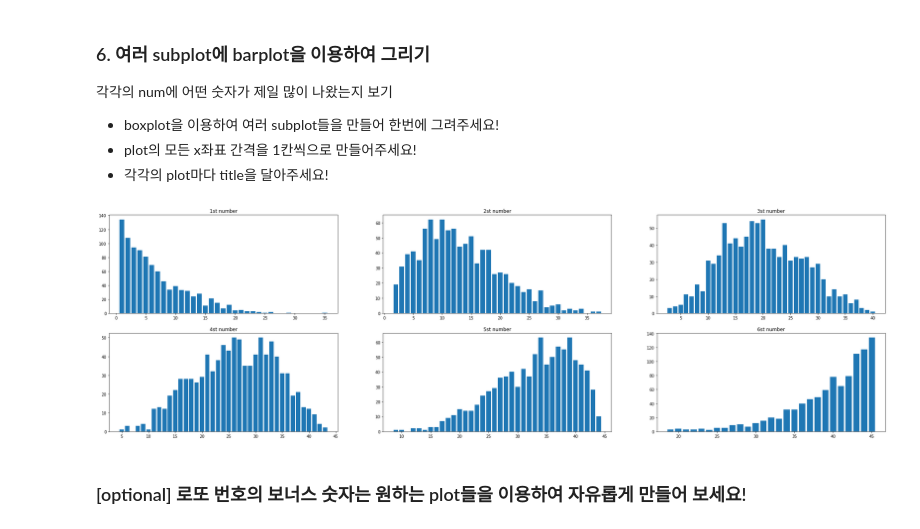
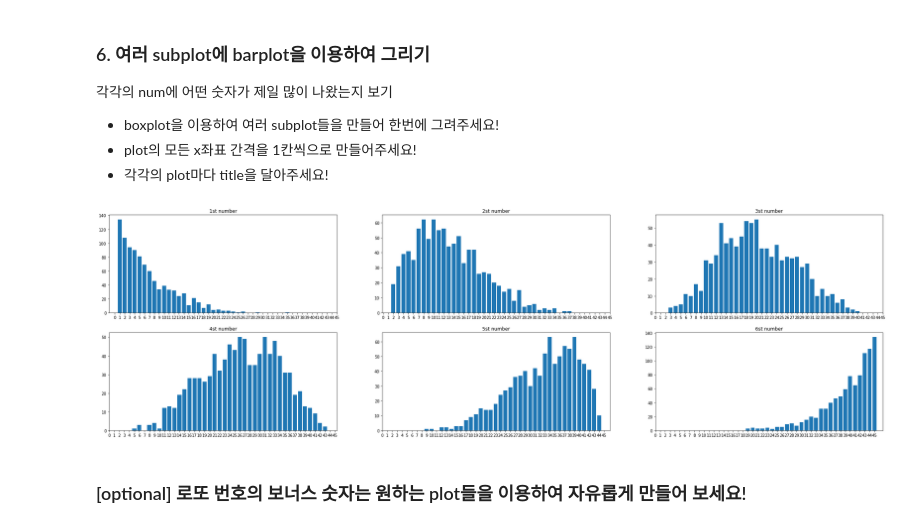
Before and after one commit to hiroyoshifuruno/DAP__2022, a Jupyter notebook: lecture4.ipynb, the cells around one changed output. Saved outputs shown, nothing was run; the diff lists cells and outputs as text; code cells hidden in the pictures.

```diff
--- a/lecture4.ipynb
+++ b/lecture4.ipynb
@@ -422,20 +422,21 @@ df_lotto
 # %%
 fig, ax = plt.subplots(2,3)
 fig.set_size_inches((35,10))
 plt.subplots_adjust(wspace=0.2,hspace=0.2)
 
 ########### Make Code #####################
 count = 1
 for i in range(2):
     for j in range(3):
         ax[i,j].bar(df_lotto["num"+str(count)].value_counts().index , df_lotto["num"+str(count)].value_counts())
         ax[i,j].set_title(str(count)+"st number")
+        ax[i,j].set_xticks(np.arange(0,46,1))
         count+=1
 ###########################################
 
 plt.show()
 # %% [output]
-[figure, old version]
+[figure, new version]
 # %% [markdown]
 ### [optional] 로또 번호의 보너스 숫자는 원하는 plot들을 이용하여 자유롭게 만들어 보세요!
 # %%
```
